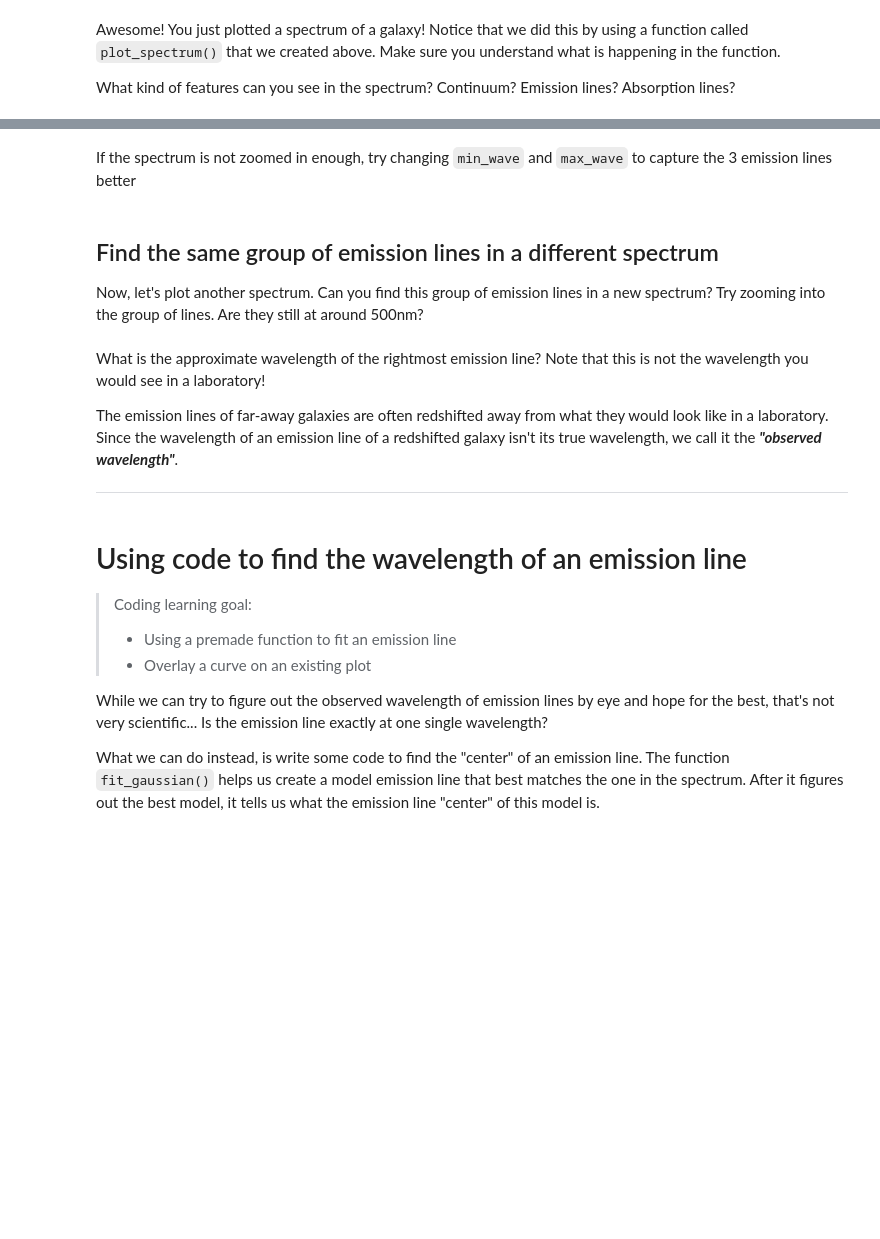
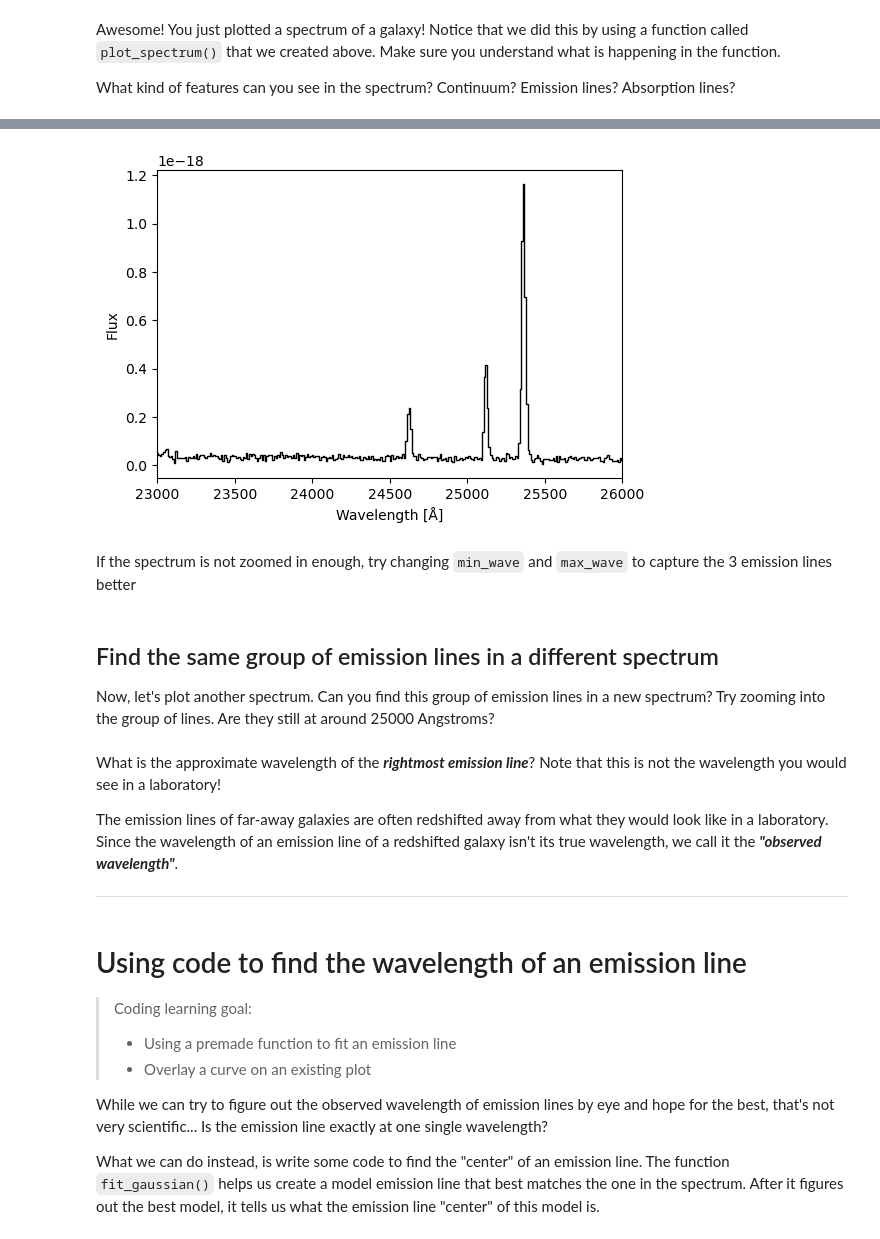
Before and after one commit to AstroSummerWorkshop/Projects, a Jupyter notebook: redshift_project/Spectroscopy_redshift_project_ANSWERKEY.ipynb, the cells around one changed output, grey strips where cells are left out. Saved outputs shown, nothing was run; the diff lists cells and outputs as text; code cells hidden in the pictures; blank space fills up the shorter version.

Commit message:
Fixed the projects. Answer key should run without errors.

```diff
--- a/redshift_project/Spectroscopy_redshift_project_ANSWERKEY.ipynb
+++ b/redshift_project/Spectroscopy_redshift_project_ANSWERKEY.ipynb
@@ -170,19 +179,21 @@ Emission lines act like fingerprints for chemicals and elements in galaxies ---
 # %%
 # Define the range of wavelengths to zoom in on
-min_wave = 4000 #Angstroms  You should edit this
-max_wave = 7000 #Angstroms  You should edit this too
+min_wave = 23000 #Angstroms  You should edit this
+max_wave = 26000 #Angstroms  You should edit this too
 test_wave_range = [min_wave, max_wave]   # Create a list with the min and max wavelength
 
 fig, ax = plt.subplots(1,1, figsize=(6,4))
 
 # Input the additional argument "wave_range" to plot_spectrum()
 # to zoom in on a specific wavelength range
 fig, ax = plot_spectrum(raw_data_dir+spectrum_fn, fig=fig, ax=ax, wave_range=test_wave_range)
+# %% [output]
+[figure, added]
 # %% [markdown]
 If the spectrum is not zoomed in enough, try changing `min_wave` and `max_wave` to capture the 3 emission lines better
 # %% [markdown]
 ## Find the same group of emission lines in a different spectrum
 
-Now, let's plot another spectrum. Can you find this group of emission lines in a new spectrum? Try zooming into the group of lines. Are they still at around 500nm?
+Now, let's plot another spectrum. Can you find this group of emission lines in a new spectrum? Try zooming into the group of lines. Are they still at around 25000 Angstroms?
 # %%
 # Specify another file name
@@ -196,7 +207,7 @@ test_wave_range = [min_wave, max_wave]
 fig, ax = plt.subplots(1,1, figsize=(6,4))
 fig, ax = plot_spectrum(raw_data_dir+spectrum_fn, fig=fig, ax=ax, wave_range=test_wave_range)
 # %% [markdown]
-What is the approximate wavelength of the rightmost emission line? Note that this is not the wavelength you would see in a laboratory!
+What is the approximate wavelength of the ***rightmost emission line***? Note that this is not the wavelength you would see in a laboratory!
 
 The emission lines of far-away galaxies are often redshifted away from what they would look like in a laboratory. Since the wavelength of an emission line of a redshifted galaxy isn't its true wavelength, we call it the ***"observed wavelength"***.
 
```
Also changed, not shown: parts of 24 cells of this notebook, 4 other files.
